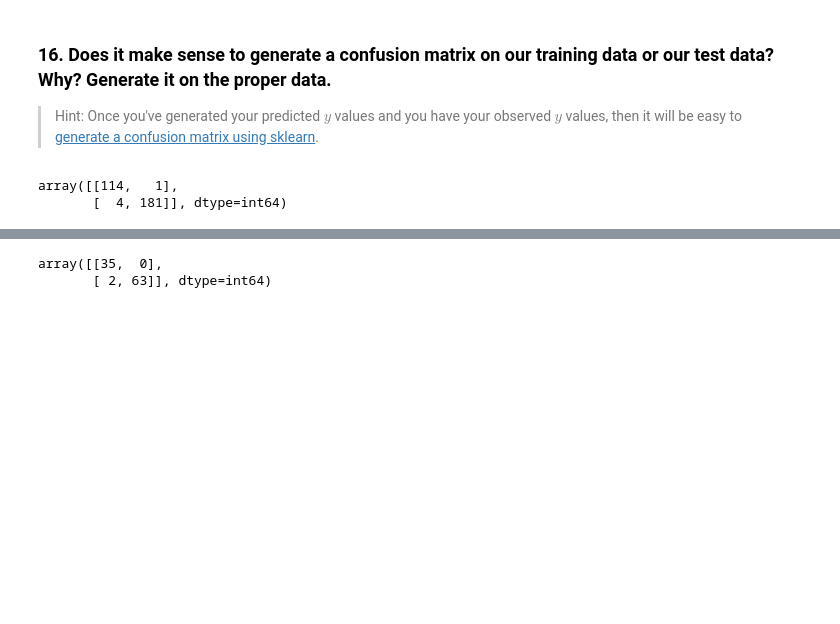
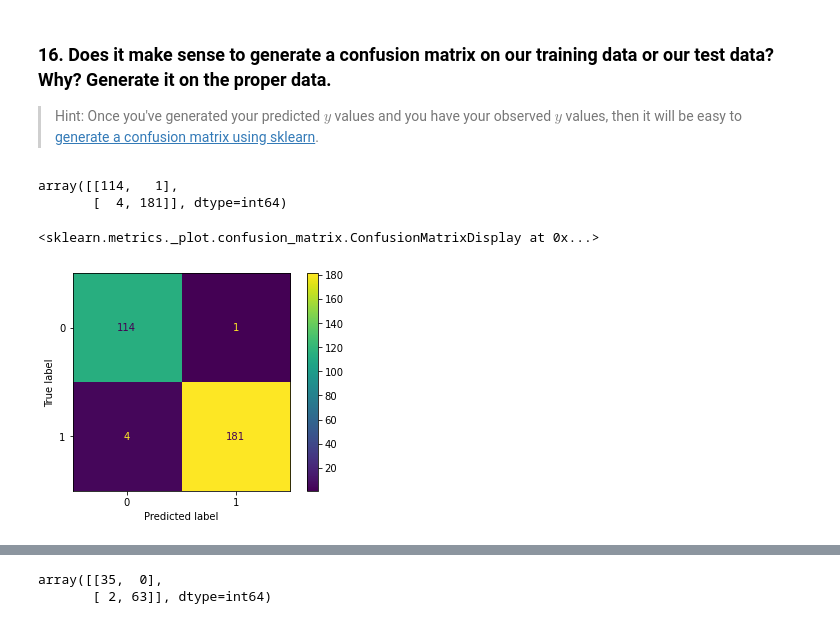
Before and after one commit to Tatadektep/Classfication_Evaluation_Lab, a Jupyter notebook: starter-code.ipynb, the cells around one changed output, grey strips where cells are left out. Cells and saved outputs as stored; diff of their text form; code cells hidden in the pictures; blank space fills up the shorter version.

```diff
--- a/starter-code.ipynb
+++ b/starter-code.ipynb
@@ -256,9 +257,9 @@ X_test_sc = sc.transform(X_test)
 logreg = LogisticRegression()
 
 # Train or Fit
-logreg.fit(X_train_sc, y_train)
+logreg.fit(X_train, y_train)
 
 # Check Train and Test Score
-print(f"Train Score {logreg.score(X_train_sc, y_train)}")
-print(f"Test Score {logreg.score(X_test_sc, y_test)}")
+print(f"Train Score {logreg.score(X_train, y_train)}")
+print(f"Test Score {logreg.score(X_test, y_test)}")
 # %% [output]
@@ -314,3 +325,8 @@ cm_train
 # %% [output]
 array([[114,   1],
        [  4, 181]], dtype=int64)
+# %%
+plot_confusion_matrix(logreg,X_train_sc,y_train)
+# %% [output]
+<sklearn.metrics._plot.confusion_matrix.ConfusionMatrixDisplay at 0x...>
+[figure, added]
```
Also changed, not shown: parts of 5 cells of this notebook.
